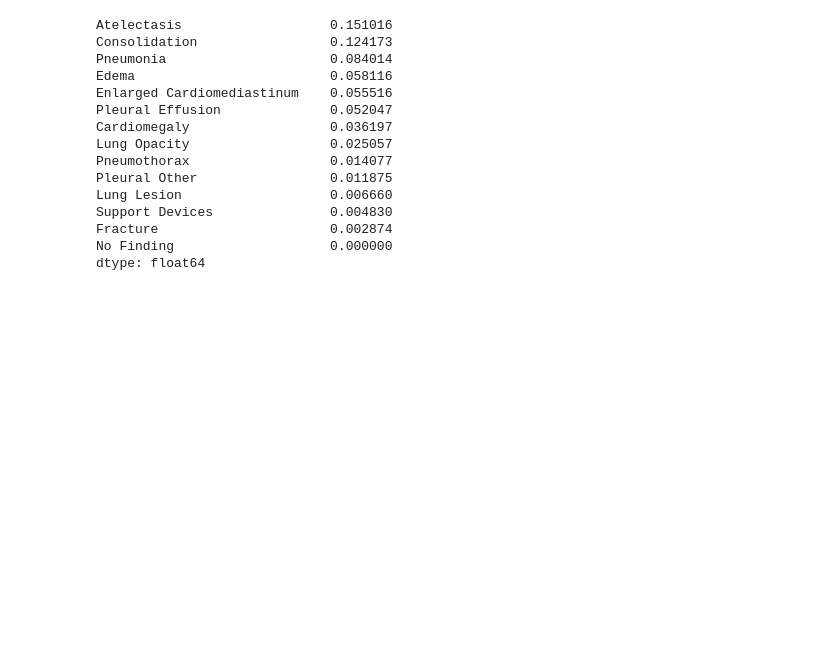
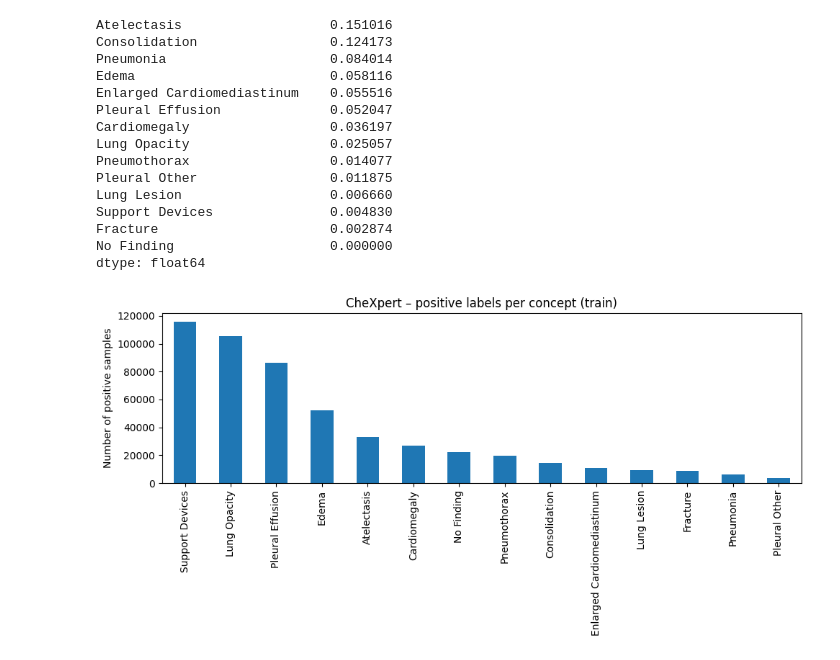
Before and after one commit to boulaabimeher/CBM_work, a Jupyter notebook: chexpert_overview.ipynb, the cells around one changed output. Saved outputs shown, nothing was run; the diff lists cells and outputs as text; code cells hidden in the pictures; blank space fills up the shorter version.

```diff
--- a/chexpert_overview.ipynb
+++ b/chexpert_overview.ipynb
@@ -208,0 +205,16 @@ They form the bottleneck layer in the CBM model.
+# %%
+
+def label_statistics(df, label):
+    return {
+        "positive": (df[label] == 1).sum(),
+        "negative": (df[label] == 0).sum(),
+        "uncertain": (df[label] == -1).sum(),
+        "missing": df[label].isna().sum()
+    }
+
+stats = pd.DataFrame({
+    label: label_statistics(train_df, label)
+    for label in LABEL_COLUMNS
+}).T
+
+stats
@@ -307,3 +345,16 @@ Support Devices               0.004830
 Fracture                      0.002874
 No Finding                    0.000000
 dtype: float64
+# %%
+##  Visualization of positive samples per concept
+
+pos_counts = stats["positive"]
+
+plt.figure(figsize=(10,5))
+pos_counts.sort_values(ascending=False).plot(kind="bar")
+plt.ylabel("Number of positive samples")
+plt.title("CheXpert – positive labels per concept (train)")
+plt.tight_layout()
+plt.show()
+# %% [output]
+[figure, added]
```
Also changed, not shown: parts of 6 cells of this notebook, 2 other files.
